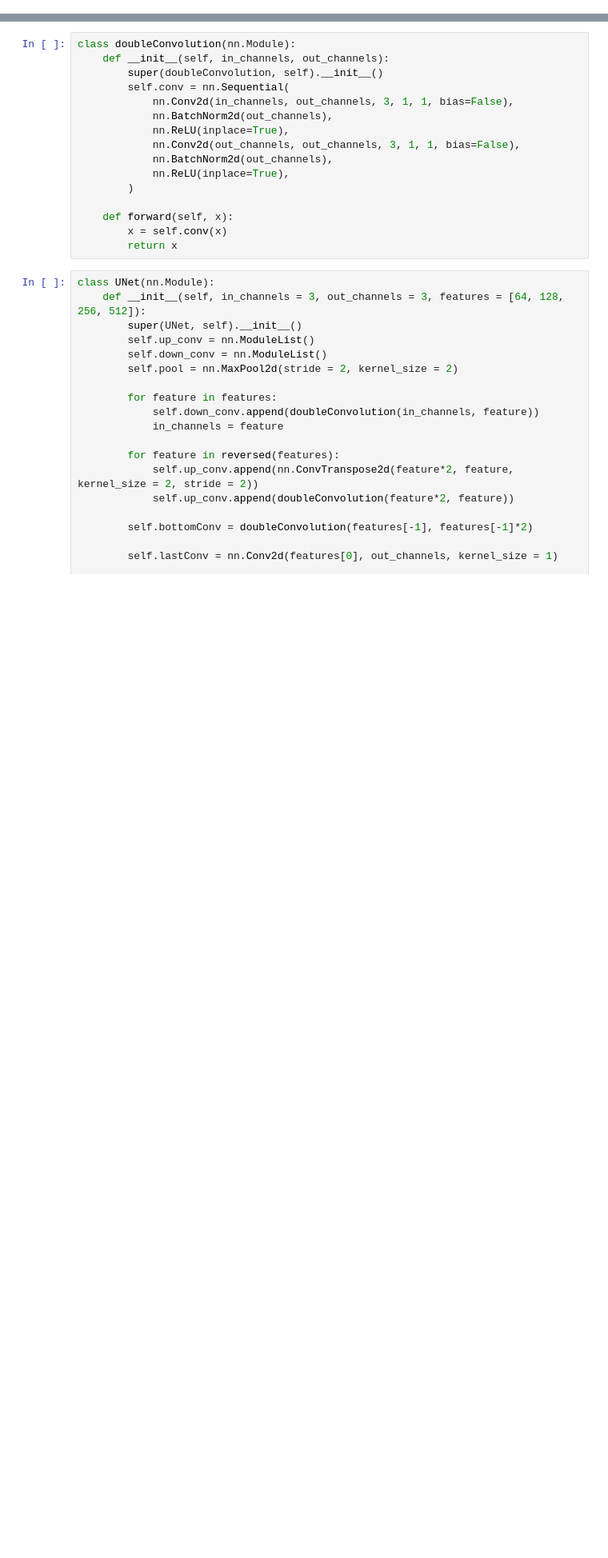
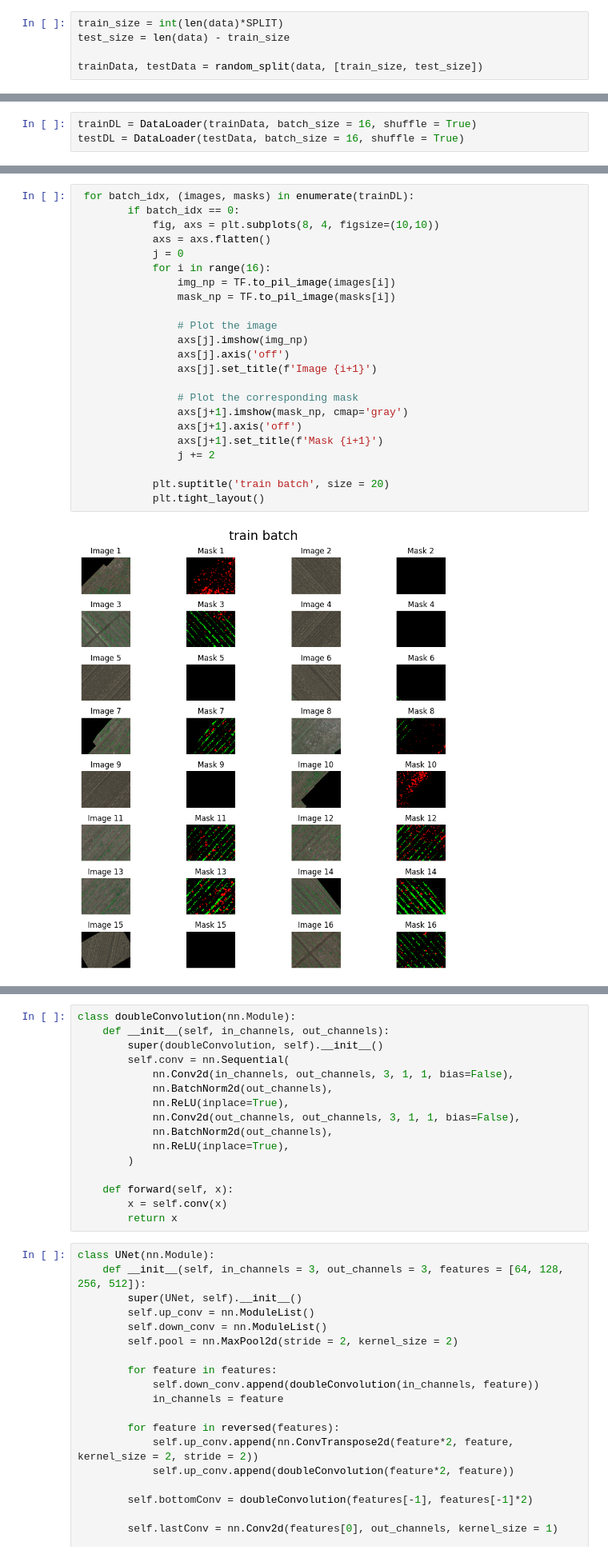
Before and after one commit to aneesh-sathe/Aerial-Crop-Segmentation, a Jupyter notebook: unet_scratch.ipynb, the cells around one changed output, grey strips where cells are left out. Shown at 80% size. Cells and saved outputs as stored; diff of their text form; blank space fills up the shorter version.

```diff
--- a/unet_scratch.ipynb
+++ b/unet_scratch.ipynb
@@ -9,0 +89,5 @@ import torchvision.transforms.functional as TF
+# %%
+train_size = int(len(data)*SPLIT)
+test_size = len(data) - train_size
+
+trainData, testData = random_split(data, [train_size, test_size])
@@ -9,0 +98,3 @@ import torchvision.transforms.functional as TF
+# %%
+trainDL = DataLoader(trainData, batch_size = 16, shuffle = True)
+testDL = DataLoader(testData, batch_size = 16, shuffle = True)
@@ -9,0 +112,25 @@ import torchvision.transforms.functional as TF
+# %%
+ for batch_idx, (images, masks) in enumerate(trainDL):
+        if batch_idx == 0:
+            fig, axs = plt.subplots(8, 4, figsize=(10,10))
+            axs = axs.flatten()
+            j = 0
+            for i in range(16):
+                img_np = TF.to_pil_image(images[i])
+                mask_np = TF.to_pil_image(masks[i])
+
+                # Plot the image
+                axs[j].imshow(img_np)
+                axs[j].axis('off')
+                axs[j].set_title(f'Image {i+1}')
+
+                # Plot the corresponding mask
+                axs[j+1].imshow(mask_np, cmap='gray')
+                axs[j+1].axis('off')
+                axs[j+1].set_title(f'Mask {i+1}')
+                j += 2
+
+            plt.suptitle('train batch', size = 20)
+            plt.tight_layout()
+# %% [output]
+[figure, added]
```
Also changed, not shown: parts of 18 cells of this notebook, 1 other file.
